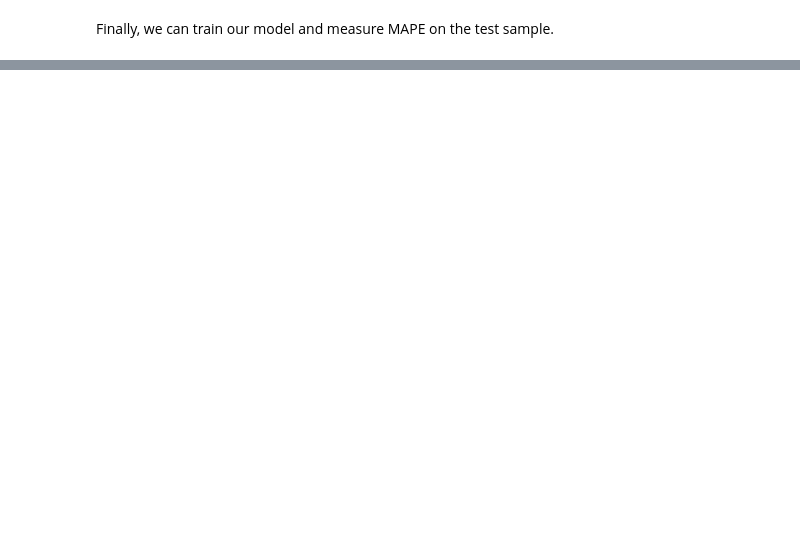
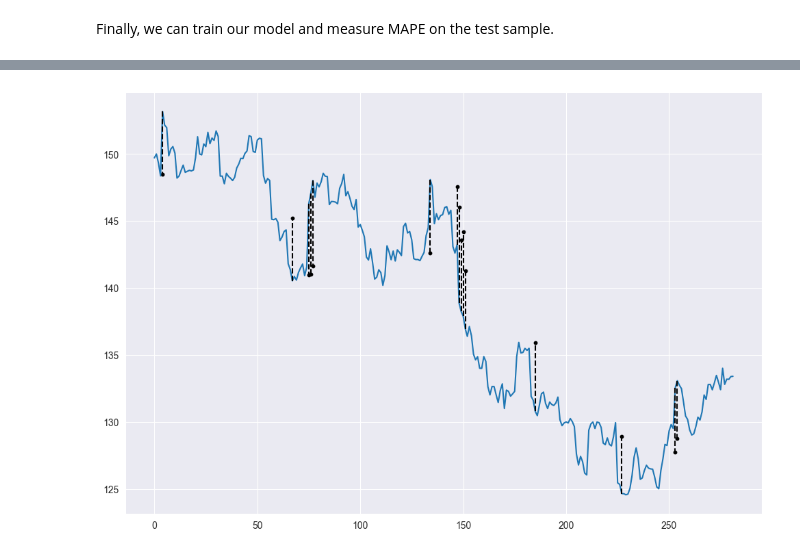
Before and after one commit to Khaymon/smarttrade, a Jupyter notebook: examples/aapl_gbm_close_regression.ipynb, the cells around one changed output, grey strips where cells are left out. Drawn from its saved outputs; the diff is of its cells as text; code cells hidden in the pictures; blank space fills up the shorter version.

```diff
--- a/examples/aapl_gbm_close_regression.ipynb
+++ b/examples/aapl_gbm_close_regression.ipynb
@@ -57,0 +96,6 @@ MAPE: 0.10311060786645385
+# %%
+percentile = np.quantile(np.abs(error), q=0.95)
+mask = np.abs(error) >= percentile
+
+worst_predictions = predictions[mask]
+worst_errors_positions = np.where(mask)[0]
@@ -57,0 +122,12 @@ MAPE: 0.10311060786645385
+# %%
+# Delete last 3 rows because target there is nan
+target_data = test_target.get_data()["close_target_3_bars"][:-3]
+
+plt.figure(figsize=(12, 8))
+plt.plot(np.arange(len(target_data)), target_data)
+plt.scatter(worst_errors_positions, worst_predictions, color="black", s=10)
+plt.vlines(worst_errors_positions, target_data[mask], worst_predictions, color="black", linestyles="dashed")
+
+plt.show()
+# %% [output]
+[figure, added]
```
Also changed, not shown: parts of 11 cells of this notebook, 15 other files.
